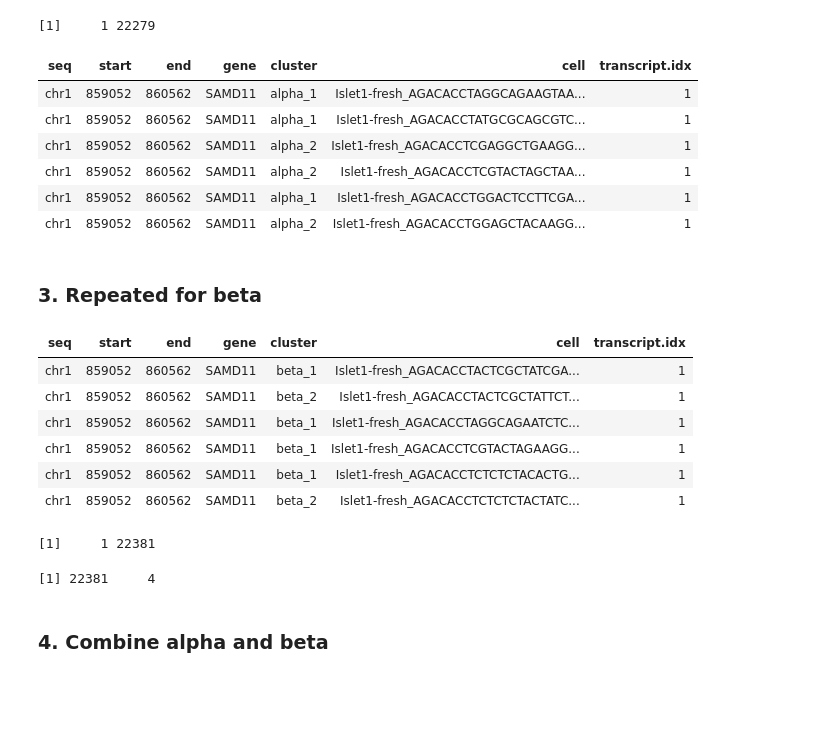
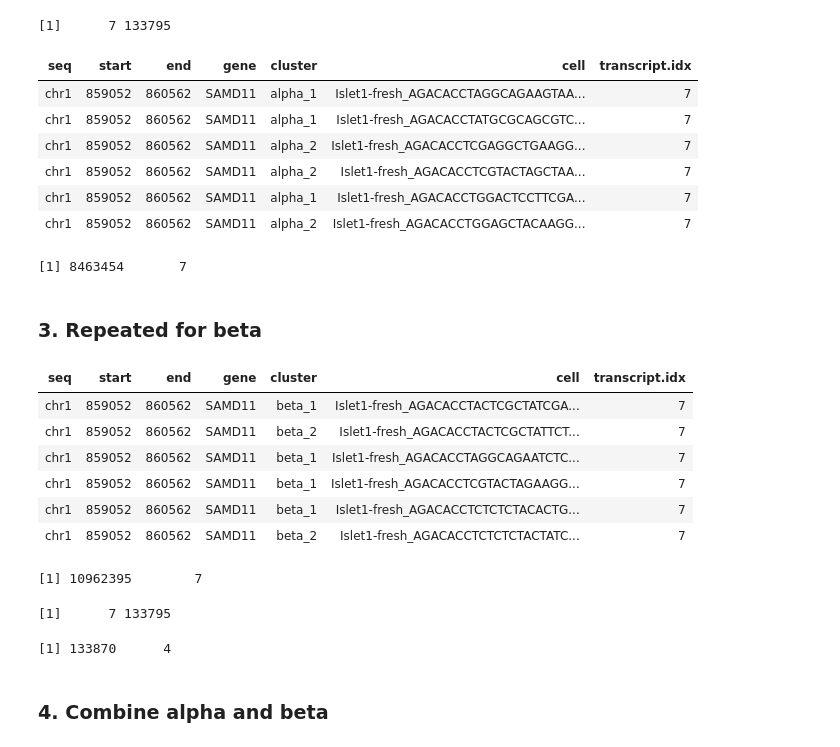
Before and after one commit to biomystery/islet_figs_motifs, a Jupyter notebook: multiple_promoter_transcript_level/summarize data at transcript level.ipynb, the cells around one changed output. Drawn from its saved outputs; the diff is of its cells as text; code cells hidden in the pictures; blank space fills up the shorter version.

```diff
--- a/multiple_promoter_transcript_level/summarize data at transcript level.ipynb
+++ b/multiple_promoter_transcript_level/summarize data at transcript level.ipynb
@@ -3,4 +44,2 @@
 # %%
-require(rtracklayer)
-all.transcript <- import.bed('../dat/1901/gencode.v19.1kb_all_possible_transcripts.bed')
-all.transcript
+saveRDS(all.transcript,'../dat/1901/gencode.v19.1kb_all_possible_transcripts.Rds')
@@ -24,3 +45,0 @@ GRanges object with 133870 ranges and 1 metadata column:
-# %%
-require(data.table)
-overlap.res <- fread('../dat/1901/alpha.promoter.long_matrix.txt')
@@ -43,11 +51,12 @@ The goal is to add a `transcript` column into overlap res. Each `transcript` has
 # %%
 require(tidyverse)
-overlap.res<- overlap.res%>%
+overlap.res <- fread('../dat/1901/alpha.promoter.long_matrix.txt')%>%
     separate(peak,into = c("seq","start","end"),sep = ":|-")%>%
     mutate(seq=paste0('chr',seq))
 setDT(overlap.res)
 overlap.res <-overlap.res[,c("start","end"):=lapply(.SD, as.numeric), .SDcols = c("start","end")]
 head(overlap.res)
+dim(overlap.res)
 # %% [output]
 | seq | start | end | gene | cluster | cell | overlap |
 | chr1 | 859052 | 860562 | SAMD11 | alpha_1 | Islet1-fresh_AGACACCTAGGCAGAAGTAA... | 1 |
@@ -75,21 +69,23 @@ dim(transcripts.alpha)
 # %%
-foverlap.res <- foverlaps(x = overlap.res,y = transcripts.alpha,
+foverlap.res <- foverlaps(x = overlap.res,y = all.transcript,
                  by.x=c("seq", "start", "end"),
-                 type="any", which=T,mult="first")
+                 type="any", which=T,mult="first") #only choose 1st overlap
 range(foverlap.res)
 # %% [output]
-[1]     1 22279
+[1]      7 133795
 # %%
 overlap.res <- (overlap.res%>%mutate(transcript.idx=foverlap.res)%>%select(-overlap))
 head(overlap.res)
+dim(overlap.res)
 # %% [output]
 | seq | start | end | gene | cluster | cell | transcript.idx |
-| chr1 | 859052 | 860562 | SAMD11 | alpha_1 | Islet1-fresh_AGACACCTAGGCAGAAGTAA... | 1 |
-| chr1 | 859052 | 860562 | SAMD11 | alpha_1 | Islet1-fresh_AGACACCTATGCGCAGCGTC... | 1 |
-| chr1 | 859052 | 860562 | SAMD11 | alpha_2 | Islet1-fresh_AGACACCTCGAGGCTGAAGG... | 1 |
-| chr1 | 859052 | 860562 | SAMD11 | alpha_2 | Islet1-fresh_AGACACCTCGTACTAGCTAA... | 1 |
-| chr1 | 859052 | 860562 | SAMD11 | alpha_1 | Islet1-fresh_AGACACCTGGACTCCTTCGA... | 1 |
-| chr1 | 859052 | 860562 | SAMD11 | alpha_2 | Islet1-fresh_AGACACCTGGAGCTACAAGG... | 1 |
+| chr1 | 859052 | 860562 | SAMD11 | alpha_1 | Islet1-fresh_AGACACCTAGGCAGAAGTAA... | 7 |
+| chr1 | 859052 | 860562 | SAMD11 | alpha_1 | Islet1-fresh_AGACACCTATGCGCAGCGTC... | 7 |
+| chr1 | 859052 | 860562 | SAMD11 | alpha_2 | Islet1-fresh_AGACACCTCGAGGCTGAAGG... | 7 |
+| chr1 | 859052 | 860562 | SAMD11 | alpha_2 | Islet1-fresh_AGACACCTCGTACTAGCTAA... | 7 |
+| chr1 | 859052 | 860562 | SAMD11 | alpha_1 | Islet1-fresh_AGACACCTGGACTCCTTCGA... | 7 |
+| chr1 | 859052 | 860562 | SAMD11 | alpha_2 | Islet1-fresh_AGACACCTGGAGCTACAAGG... | 7 |
+[1] 8463454       7
 # %% [markdown]
 ### 3. Repeated for beta
 # %%
@@ -100,34 +96,30 @@ setDT(overlap.res.beta)
 overlap.res.beta <-overlap.res.beta[,c("start","end"):=lapply(.SD, as.numeric), .SDcols = c("start","end")]
 
 
-##
-transcripts.beta <- fread('../dat/1901/beta.transcript_promoter_peaks.bed',
-                            col.names=c("seq",'start','end','gene'))
-setkey(transcripts.beta,seq,start,end)
-
-##
 overlap.res.beta <- overlap.res.beta%>%
-    mutate(transcript.idx=foverlaps(x = overlap.res.beta,y = transcripts.beta,
+    mutate(transcript.idx=foverlaps(x = overlap.res.beta,y = all.transcript,
                  by.x=c("seq", "start", "end"),
                  type="any", which=T,mult="first"))%>%
     select(-overlap)
 
 ##
 head(overlap.res.beta)
+dim(overlap.res.beta)
 # %% [output]
 | seq | start | end | gene | cluster | cell | transcript.idx |
-| chr1 | 859052 | 860562 | SAMD11 | beta_1 | Islet1-fresh_AGACACCTACTCGCTATCGA... | 1 |
-| chr1 | 859052 | 860562 | SAMD11 | beta_2 | Islet1-fresh_AGACACCTACTCGCTATTCT... | 1 |
-| chr1 | 859052 | 860562 | SAMD11 | beta_1 | Islet1-fresh_AGACACCTAGGCAGAATCTC... | 1 |
-| chr1 | 859052 | 860562 | SAMD11 | beta_1 | Islet1-fresh_AGACACCTCGTACTAGAAGG... | 1 |
-| chr1 | 859052 | 860562 | SAMD11 | beta_1 | Islet1-fresh_AGACACCTCTCTCTACACTG... | 1 |
-| chr1 | 859052 | 860562 | SAMD11 | beta_2 | Islet1-fresh_AGACACCTCTCTCTACTATC... | 1 |
+| chr1 | 859052 | 860562 | SAMD11 | beta_1 | Islet1-fresh_AGACACCTACTCGCTATCGA... | 7 |
+| chr1 | 859052 | 860562 | SAMD11 | beta_2 | Islet1-fresh_AGACACCTACTCGCTATTCT... | 7 |
+| chr1 | 859052 | 860562 | SAMD11 | beta_1 | Islet1-fresh_AGACACCTAGGCAGAATCTC... | 7 |
+| chr1 | 859052 | 860562 | SAMD11 | beta_1 | Islet1-fresh_AGACACCTCGTACTAGAAGG... | 7 |
+| chr1 | 859052 | 860562 | SAMD11 | beta_1 | Islet1-fresh_AGACACCTCTCTCTACACTG... | 7 |
+| chr1 | 859052 | 860562 | SAMD11 | beta_2 | Islet1-fresh_AGACACCTCTCTCTACTATC... | 7 |
+[1] 10962395        7
 # %%
 range(overlap.res.beta$transcript.idx)
-dim(transcripts.beta)
+dim(all.transcript)
 # %% [output]
-[1]     1 22381
+[1]      7 133795
-[1] 22381     4
+[1] 133870      4
 # %% [markdown]
 ### 4. Combine alpha and beta
 # %%
```
Also changed, not shown: parts of 12 cells of this notebook, 8 other files.
